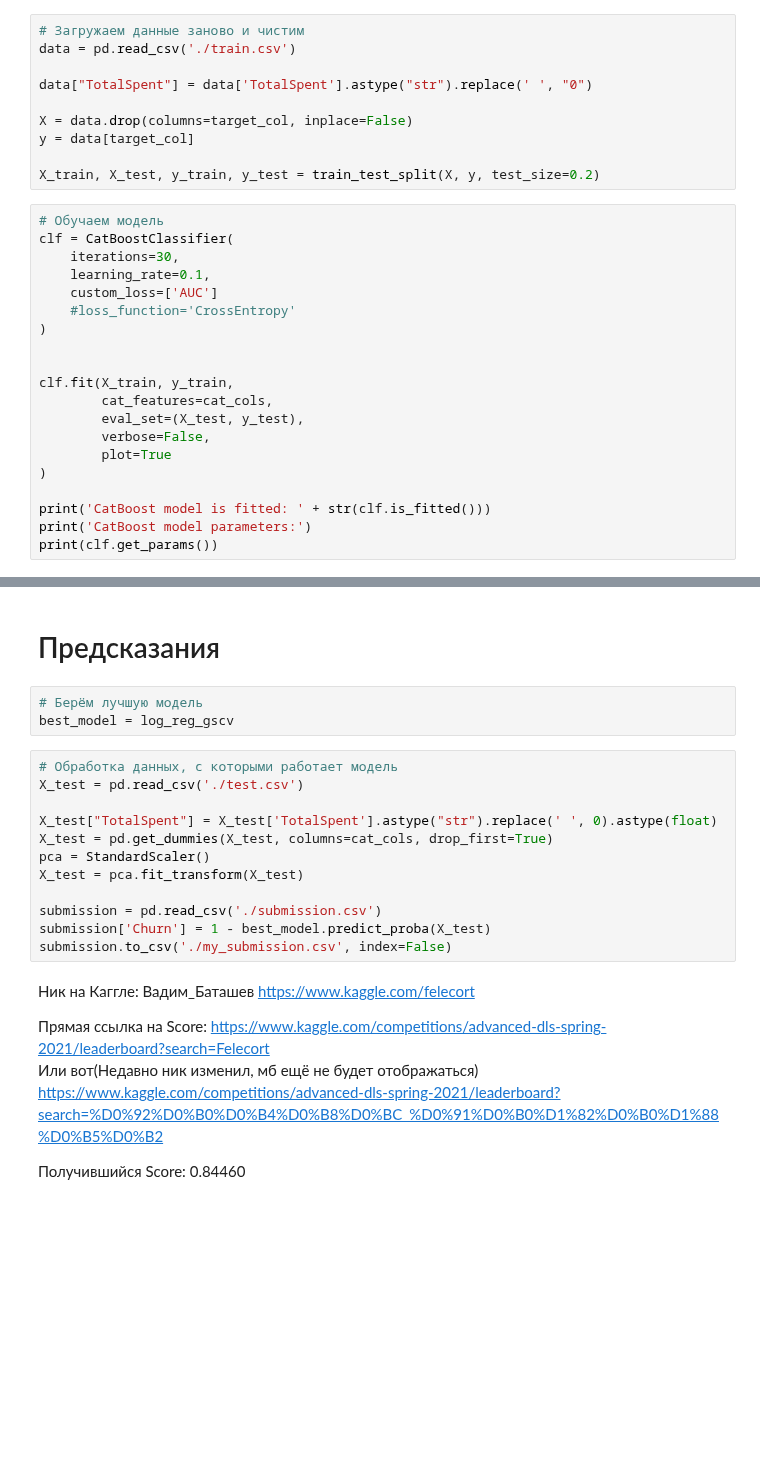
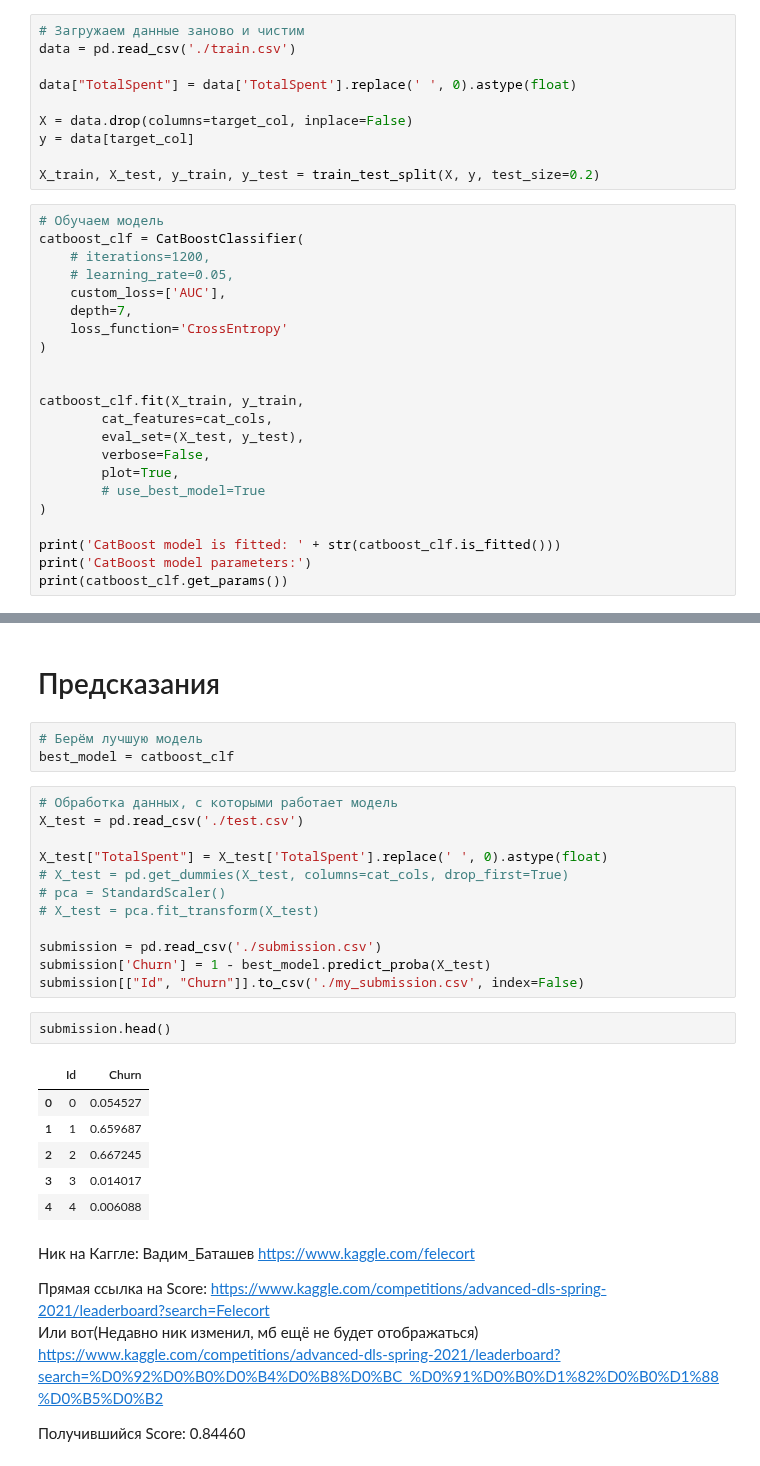
Before and after one commit to Felecort/DLS-Rush, a Jupyter notebook: DLS/8_homework/homework/baseline.ipynb, the cells around one changed output, grey strips where cells are left out. Drawn from its saved outputs; the diff is of its cells as text; blank space fills up the shorter version.

Commit message:
added catboost realization/ ROC AUC improved for 0.85

```diff
--- a/DLS/8_homework/homework/baseline.ipynb
+++ b/DLS/8_homework/homework/baseline.ipynb
@@ -292,7 +270,7 @@ from catboost import CatBoostClassifier
 # Загружаем данные заново и чистим
 data = pd.read_csv('./train.csv')
 
-data["TotalSpent"] = data['TotalSpent'].astype("str").replace(' ', "0")
+data["TotalSpent"] = data['TotalSpent'].replace(' ', 0).astype(float)
 
 X = data.drop(columns=target_col, inplace=False)
 y = data[target_col]
@@ -300,24 +278,26 @@ y = data[target_col]
 X_train, X_test, y_train, y_test = train_test_split(X, y, test_size=0.2)
 # %%
 # Обучаем модель
-clf = CatBoostClassifier(
-    iterations=30,
-    learning_rate=0.1,
-    custom_loss=['AUC']
-    #loss_function='CrossEntropy'
+catboost_clf = CatBoostClassifier(
+    # iterations=1200,
+    # learning_rate=0.05,
+    custom_loss=['AUC'],
+    depth=7,
+    loss_function='CrossEntropy'
 )
 
 
-clf.fit(X_train, y_train,
+catboost_clf.fit(X_train, y_train,
         cat_features=cat_cols,
         eval_set=(X_test, y_test),
         verbose=False,
-        plot=True
+        plot=True,
+        # use_best_model=True
 )
 
-print('CatBoost model is fitted: ' + str(clf.is_fitted()))
+print('CatBoost model is fitted: ' + str(catboost_clf.is_fitted()))
 print('CatBoost model parameters:')
-print(clf.get_params())
+print(catboost_clf.get_params())
 # %% [output]
 MetricVisualizer(layout=Layout(align_self='stretch', height='500px'))
 CatBoost model is fitted: True
@@ -329,19 +329,28 @@ CatBoost model parameters:
 # Предсказания
 # %%
 # Берём лучшую модель
-best_model = log_reg_gscv
+best_model = catboost_clf
 # %%
 # Обработка данных, с которыми работает модель
 X_test = pd.read_csv('./test.csv')
 
-X_test["TotalSpent"] = X_test['TotalSpent'].astype("str").replace(' ', 0).astype(float)
-X_test = pd.get_dummies(X_test, columns=cat_cols, drop_first=True)
-pca = StandardScaler()
-X_test = pca.fit_transform(X_test)
+X_test["TotalSpent"] = X_test['TotalSpent'].replace(' ', 0).astype(float)
+# X_test = pd.get_dummies(X_test, columns=cat_cols, drop_first=True)
+# pca = StandardScaler()
+# X_test = pca.fit_transform(X_test)
 
 submission = pd.read_csv('./submission.csv')
 submission['Churn'] = 1 - best_model.predict_proba(X_test)
-submission.to_csv('./my_submission.csv', index=False)
+submission[["Id", "Churn"]].to_csv('./my_submission.csv', index=False)
+# %%
+submission.head()
+# %% [output]
+|  | Id | Churn |
+| 0 | 0 | 0.054527 |
+| 1 | 1 | 0.659687 |
+| 2 | 2 | 0.667245 |
+| 3 | 3 | 0.014017 |
+| 4 | 4 | 0.006088 |
 # %% [markdown]
 Ник на Каггле: Вадим_Баташев https://www.kaggle.com/felecort
 
```
Also changed, not shown: parts of 13 cells of this notebook, 1 other file.
